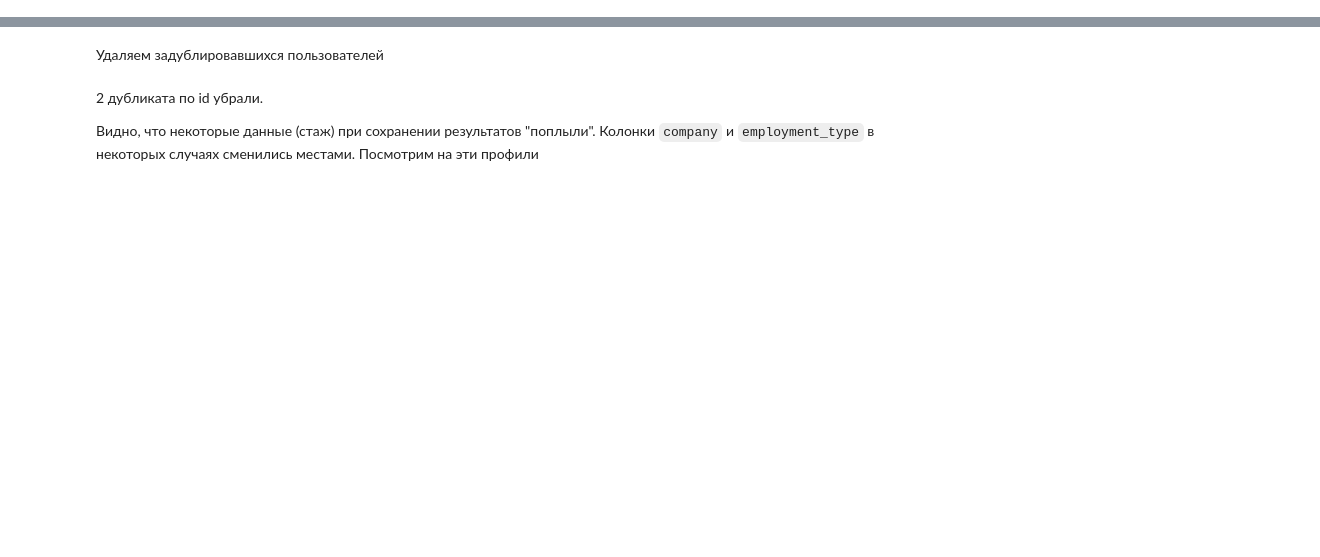
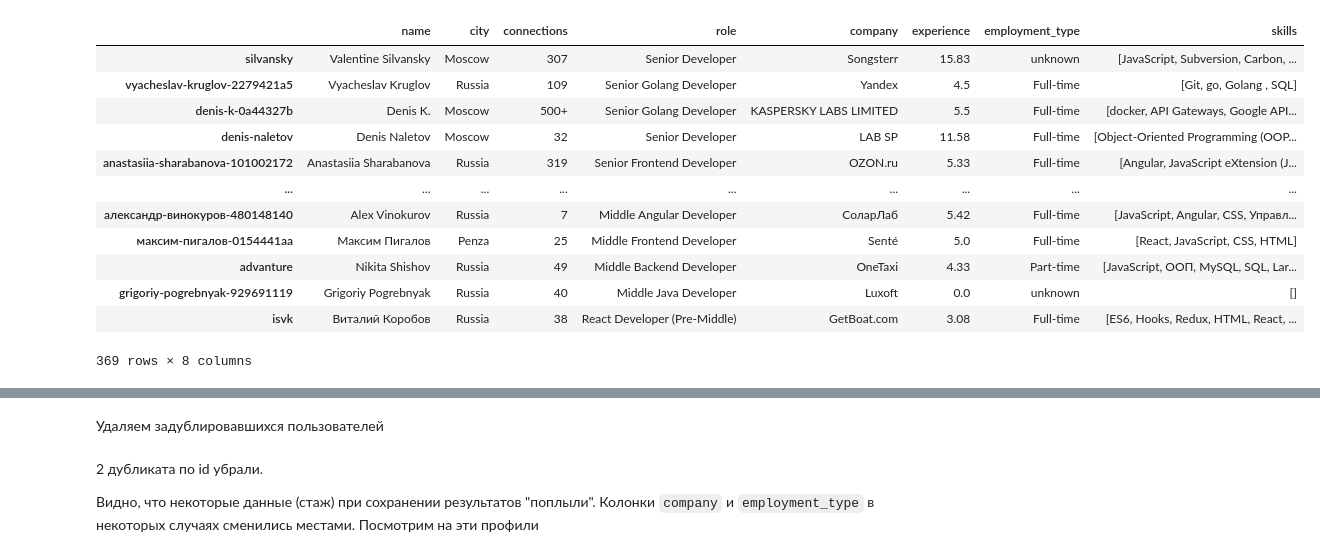
Before and after one commit to Can-t-login-to-Linkedin/YP, a Jupyter notebook: profiles_primary_preprocessing.ipynb, the cells around one changed output, grey strips where cells are left out. Saved outputs shown, nothing was run; the diff lists cells and outputs as text; code cells hidden in the pictures; blank space fills up the shorter version.

```diff
--- a/profiles_primary_preprocessing.ipynb
+++ b/profiles_primary_preprocessing.ipynb
@@ -74,0 +5,17 @@ developer_posts
+# %%
+developer_profiles = pd.read_json('datasets/total_profiles.json').T
+developer_profiles
+# %% [output]
+|  | name | city | connections | role | company | experience | employment_type | skills |
+| silvansky | Valentine Silvansky | Moscow | 307 | Senior Developer | Songsterr | 15.83 | unknown | [JavaScript, Subversion, Carbon, ... |
+| vyacheslav-kruglov-2279421a5 | Vyacheslav Kruglov | Russia | 109 | Senior Golang Developer | Yandex | 4.5 | Full-time | [Git, go, Golang , SQL] |
+| denis-k-0a44327b | Denis K. | Moscow | 500+ | Senior Golang Developer | KASPERSKY LABS LIMITED | 5.5 | Full-time | [docker, API Gateways, Google API... |
+| denis-naletov | Denis Naletov | Moscow | 32 | Senior Developer | LAB SP | 11.58 | Full-time | [Object-Oriented Programming (OOP... |
+| anastasiia-sharabanova-101002172 | Anastasiia Sharabanova | Russia | 319 | Senior Frontend Developer | OZON.ru | 5.33 | Full-time | [Angular, JavaScript eXtension (J... |
+| ... | ... | ... | ... | ... | ... | ... | ... | ... |
+| александр-винокуров-480148140 | Alex Vinokurov | Russia | 7 | Middle Angular Developer | СоларЛаб | 5.42 | Full-time | [JavaScript, Angular, CSS, Управл... |
+| максим-пигалов-0154441aa | Максим Пигалов | Penza | 25 | Middle Frontend Developer | Senté | 5.0 | Full-time | [React, JavaScript, CSS, HTML] |
+| advanture | Nikita Shishov | Russia | 49 | Middle Backend Developer | OneTaxi | 4.33 | Part-time | [JavaScript, ООП, MySQL, SQL, Lar... |
+| grigoriy-pogrebnyak-929691119 | Grigoriy Pogrebnyak | Russia | 40 | Middle Java Developer | Luxoft | 0.0 | unknown | [] |
+| isvk | Виталий Коробов | Russia | 38 | React Developer (Pre-Middle) | GetBoat.com | 3.08 | Full-time | [ES6, Hooks, Redux, HTML, React, ... |
+369 rows × 8 columns
```
Also changed, not shown: parts of 22 cells of this notebook, 7 other files.
